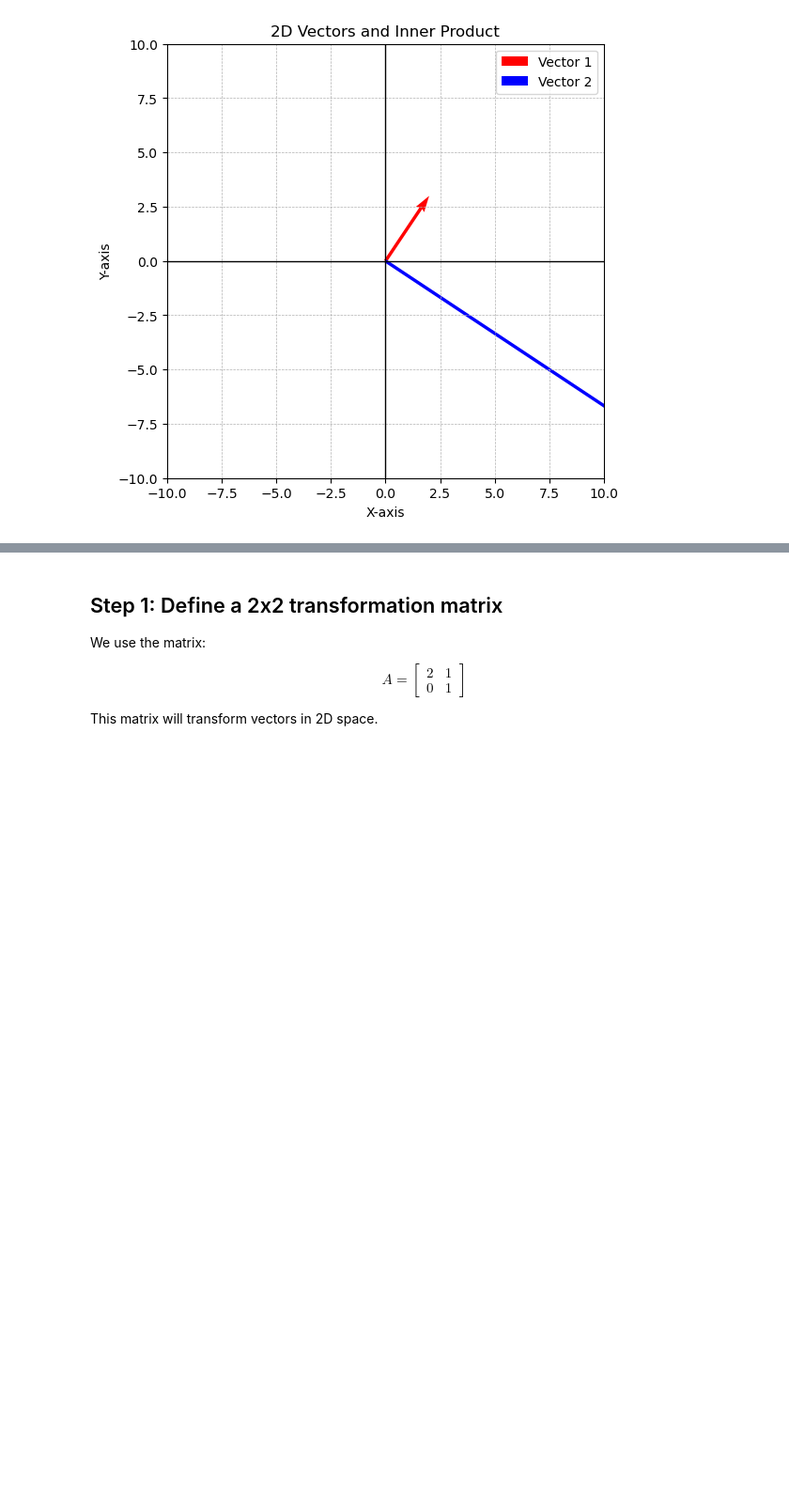
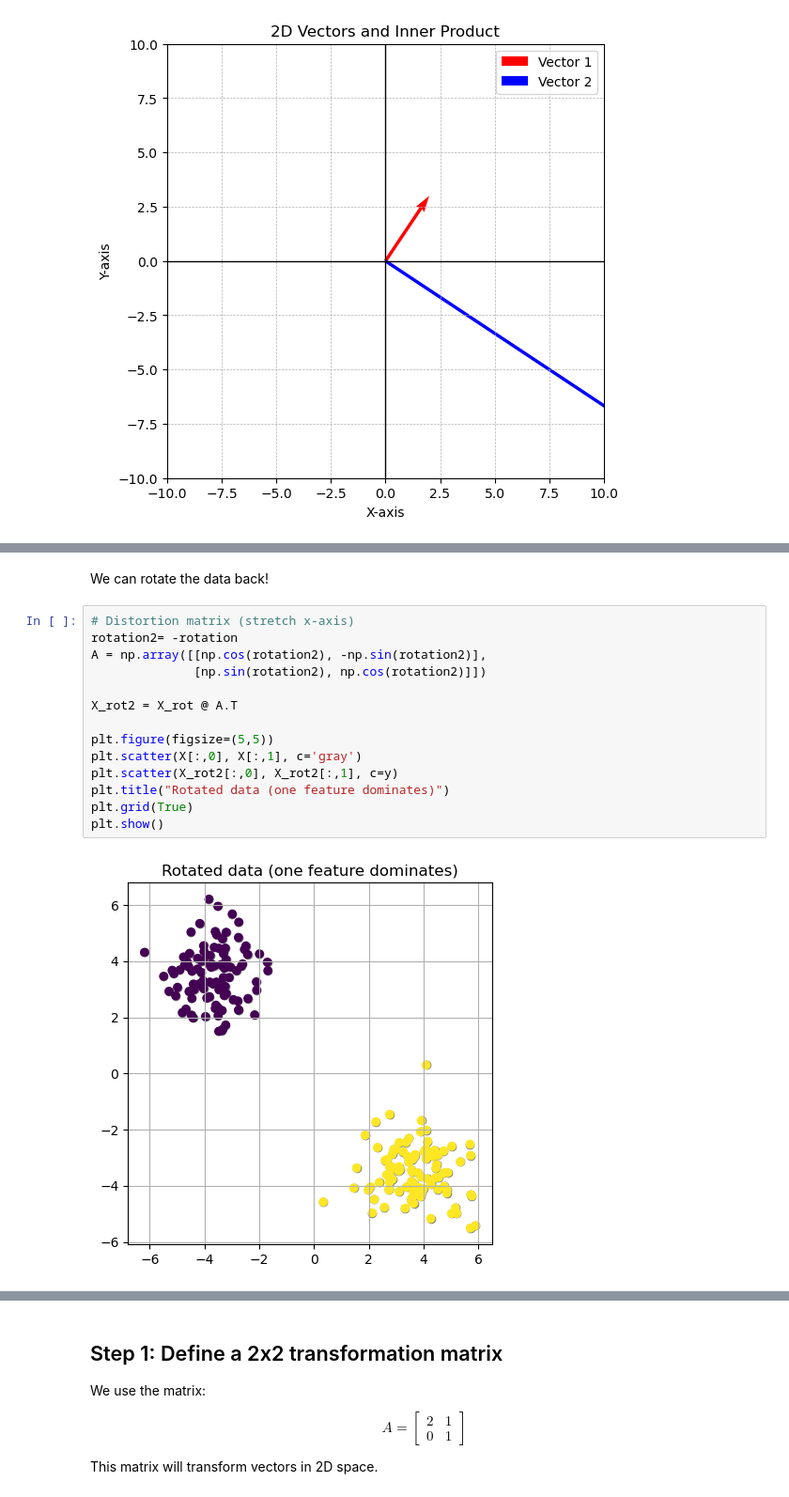
Before and after one commit to imanmossavat/ml-teaching-materials-fontys, a Jupyter notebook: ML Studio/S4_Inner_product.ipynb, the cells around one changed output, grey strips where cells are left out. Shown at 94% size. Cells and saved outputs as stored; diff of their text form; blank space fills up the shorter version.

```diff
--- a/ML Studio/S4_Inner_product.ipynb
+++ b/ML Studio/S4_Inner_product.ipynb
@@ -202,0 +261,18 @@ We will see how a matrix transforms the vectors by rotating and scaling them.
+# %% [markdown]
+We can rotate the data back!
+# %%
+# Distortion matrix (stretch x-axis)
+rotation2= -rotation
+A = np.array([[np.cos(rotation2), -np.sin(rotation2)],
+              [np.sin(rotation2), np.cos(rotation2)]])
+
+X_rot2 = X_rot @ A.T
+
+plt.figure(figsize=(5,5))
+plt.scatter(X[:,0], X[:,1], c='gray')
+plt.scatter(X_rot2[:,0], X_rot2[:,1], c=y)
+plt.title("Rotated data (one feature dominates)")
+plt.grid(True)
+plt.show()
+# %% [output]
+[figure, added]
```
Also changed, not shown: parts of 32 cells of this notebook.
